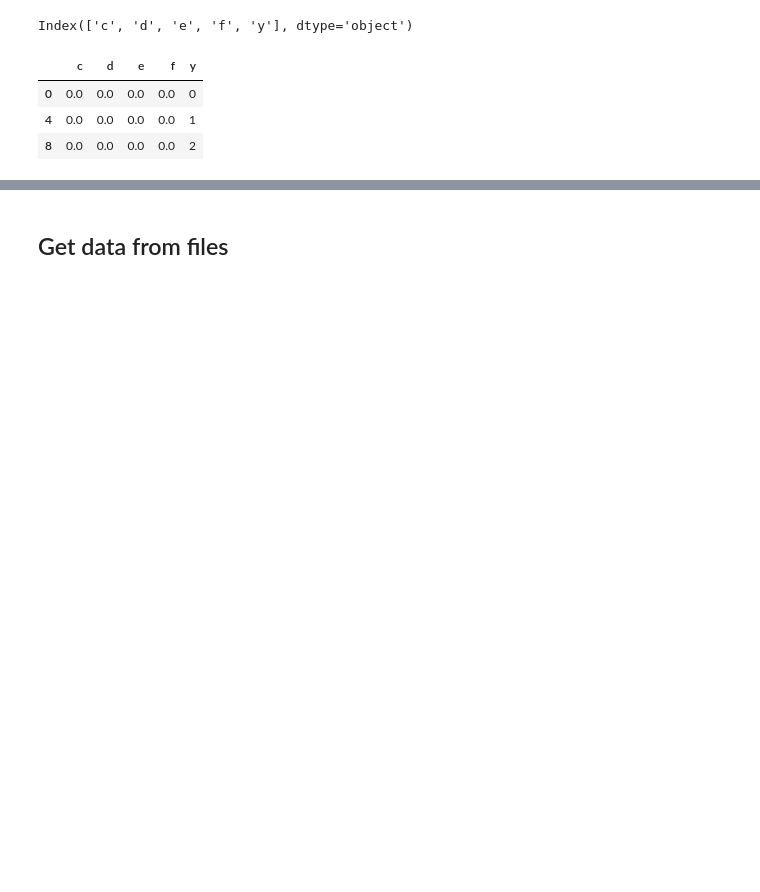
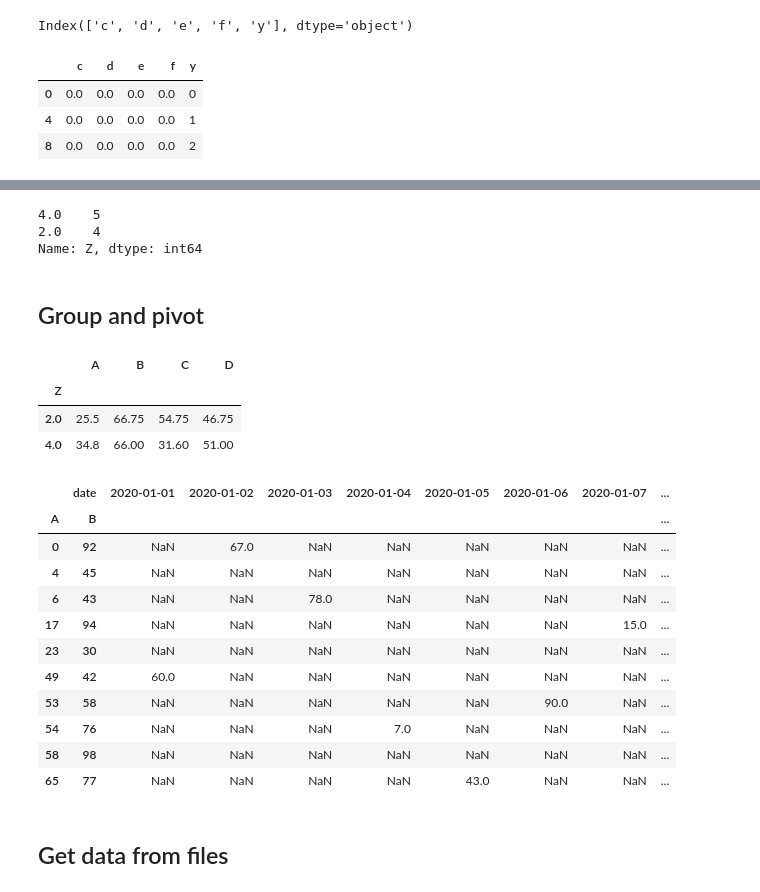
Before and after one commit to afflint/mastercobra, a Jupyter notebook: pandas.ipynb, the cells around one changed output, grey strips where cells are left out. Saved outputs shown, nothing was run; the diff lists cells and outputs as text; code cells hidden in the pictures; blank space fills up the shorter version.

```diff
--- a/pandas.ipynb
+++ b/pandas.ipynb
@@ -44,0 +49,2 @@ df.iloc[:3][df.columns[2:]]
+# %%
+df = pd.DataFrame(np.random.randint(0, 100, size=(10, 4)), index=range(0, 20, 2), columns=['A', 'B', 'C', 'D'])
@@ -44,0 +177,3 @@ df.iloc[:3][df.columns[2:]]
+# %%
+df['date'] = pd.date_range("20200101", periods=10)
+df['Z'] = [4]*5 + [None] + [2]*4
@@ -45,3 +263,33 @@ df.iloc[:3][df.columns[2:]]
+# %%
+df.Z.value_counts()
+# %% [output]
+4.0    5
+2.0    4
+Name: Z, dtype: int64
+# %% [markdown]
+## Group and pivot
+# %%
+df.groupby('Z').mean()
+# %% [output]
+|  | A | B | C | D |
+| Z |  |  |  |  |
+| 2.0 | 25.5 | 66.75 | 54.75 | 46.75 |
+| 4.0 | 34.8 | 66.00 | 31.60 | 51.00 |
+# %%
+pd.pivot_table(df, values="D", index=["A", "B"], columns=["date"])
+# %% [output]
+|  | date | 2020-01-01 | 2020-01-02 | 2020-01-03 | 2020-01-04 | 2020-01-05 | 2020-01-06 | 2020-01-07 | ... |
+| A | B |  |  |  |  |  |  |  | ... |
+| 0 | 92 | NaN | 67.0 | NaN | NaN | NaN | NaN | NaN | ... |
+| 4 | 45 | NaN | NaN | NaN | NaN | NaN | NaN | NaN | ... |
+| 6 | 43 | NaN | NaN | 78.0 | NaN | NaN | NaN | NaN | ... |
+| 17 | 94 | NaN | NaN | NaN | NaN | NaN | NaN | 15.0 | ... |
+| 23 | 30 | NaN | NaN | NaN | NaN | NaN | NaN | NaN | ... |
+| 49 | 42 | 60.0 | NaN | NaN | NaN | NaN | NaN | NaN | ... |
+| 53 | 58 | NaN | NaN | NaN | NaN | NaN | 90.0 | NaN | ... |
+| 54 | 76 | NaN | NaN | NaN | 7.0 | NaN | NaN | NaN | ... |
+| 58 | 98 | NaN | NaN | NaN | NaN | NaN | NaN | NaN | ... |
+| 65 | 77 | NaN | NaN | NaN | NaN | 43.0 | NaN | NaN | ... |
 # %% [markdown]
 ## Get data from files
 # %%
```
Also changed, not shown: parts of 25 cells of this notebook, 5 other files.
